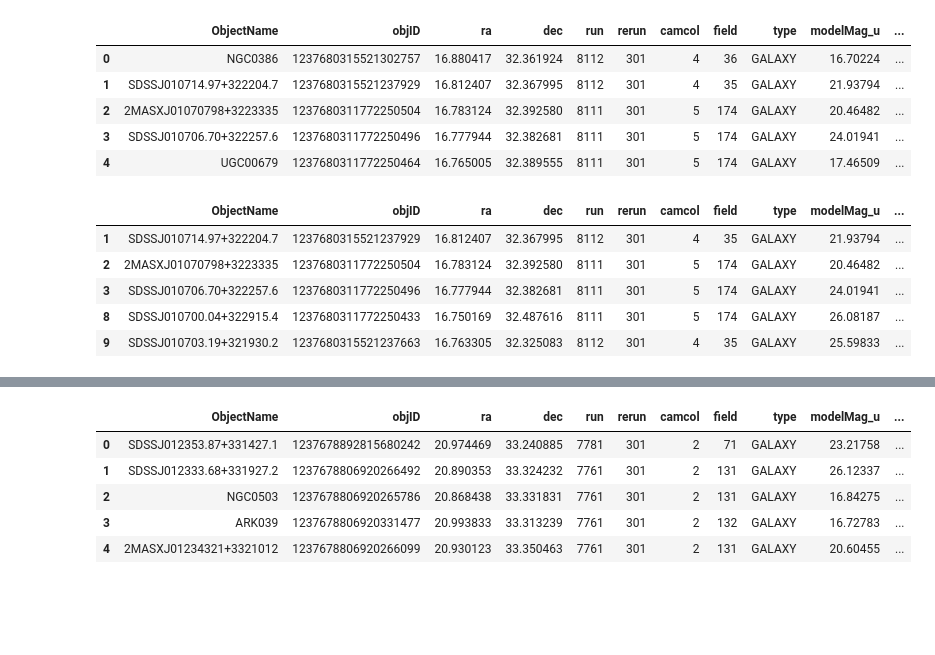
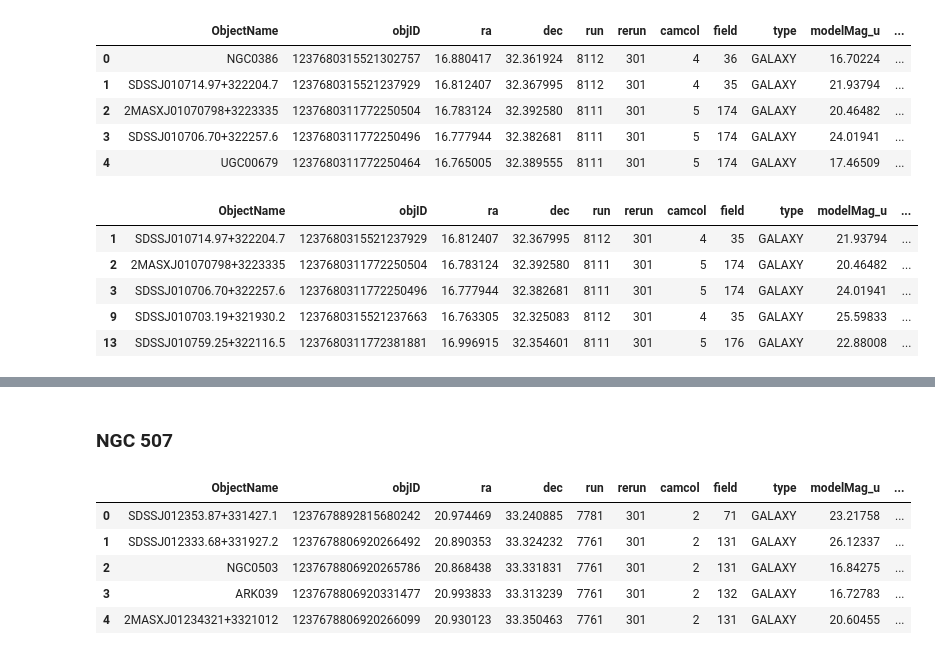
Before and after one commit to danbanan/Perseus-vs-background, a Jupyter notebook: background-filter.ipynb, the cells around one changed output, grey strips where cells are left out. Saved outputs shown, nothing was run; the diff lists cells and outputs as text; code cells hidden in the pictures; blank space fills up the shorter version.

```diff
--- a/background-filter.ipynb
+++ b/background-filter.ipynb
@@ -3,6 +8,6 @@ import pandas as pd
 # %%
-ngc383_all = pd.read_csv('./complete/ngc383.csv')
-ngc383_all.head()
+ngc383 = pd.read_csv('./complete/ngc383.csv')
+ngc383.head()
 # %% [output]
 |  | ObjectName | objID | ra | dec | run | rerun | camcol | field | type | modelMag_u | ... |
 | 0 | NGC0386 | 1237680315521302757 | 16.880417 | 32.361924 | 8112 | 301 | 4 | 36 | GALAXY | 16.70224 | ... |
@@ -11,15 +16,15 @@ ngc383_all.head()
 | 3 | SDSSJ010706.70+322257.6 | 1237680311772250496 | 16.777944 | 32.382681 | 8111 | 301 | 5 | 174 | GALAXY | 24.01941 | ... |
 | 4 | UGC00679 | 1237680311772250464 | 16.765005 | 32.389555 | 8111 | 301 | 5 | 174 | GALAXY | 17.46509 | ... |
 # %%
-# Filter out galaxies in the foreground of NGC 383
-ngc383_back = ngc383_all.loc[(ngc383_all['Redshift'] < 0.0125) | (ngc383_all['Redshift'] > 0.0225)]
+# Filter out foreground galaxies
+ngc383_back = ngc383.loc[ngc383['Redshift'] > 0.0225]
 ngc383_back.head()
 # %% [output]
 |  | ObjectName | objID | ra | dec | run | rerun | camcol | field | type | modelMag_u | ... |
 | 1 | SDSSJ010714.97+322204.7 | 1237680315521237929 | 16.812407 | 32.367995 | 8112 | 301 | 4 | 35 | GALAXY | 21.93794 | ... |
 | 2 | 2MASXJ01070798+3223335 | 1237680311772250504 | 16.783124 | 32.392580 | 8111 | 301 | 5 | 174 | GALAXY | 20.46482 | ... |
 | 3 | SDSSJ010706.70+322257.6 | 1237680311772250496 | 16.777944 | 32.382681 | 8111 | 301 | 5 | 174 | GALAXY | 24.01941 | ... |
-| 8 | SDSSJ010700.04+322915.4 | 1237680311772250433 | 16.750169 | 32.487616 | 8111 | 301 | 5 | 174 | GALAXY | 26.08187 | ... |
 | 9 | SDSSJ010703.19+321930.2 | 1237680315521237663 | 16.763305 | 32.325083 | 8112 | 301 | 4 | 35 | GALAXY | 25.59833 | ... |
+| 13 | SDSSJ010759.25+322116.5 | 1237680311772381881 | 16.996915 | 32.354601 | 8111 | 301 | 5 | 176 | GALAXY | 22.88008 | ... |
 # %%
 ngc383_back = ngc383_back.loc[(ngc383_back['modelMag_r'] > 15.5) & (ngc383_back['modelMag_r'] < 16.5)]
@@ -32,4 +36,6 @@ ngc383_back.head()
 | 186 | 2MASXJ01094280+3216390 | 1237680315521499274 | 17.428386 | 32.277482 | 8112 | 301 | 4 | 39 | GALAXY | 19.28566 | ... |
 | 193 | 2MASXJ01094004+3213539 | 1237680315521499270 | 17.416991 | 32.231698 | 8112 | 301 | 4 | 39 | GALAXY | 19.38819 | ... |
 | 195 | CGCG501-105 | 1237680316058304582 | 17.335133 | 32.722856 | 8112 | 301 | 5 | 38 | GALAXY | 17.69355 | ... |
+# %% [markdown]
+### NGC 507
 # %%
```
Also changed, not shown: parts of 13 cells of this notebook, 8 other files.
